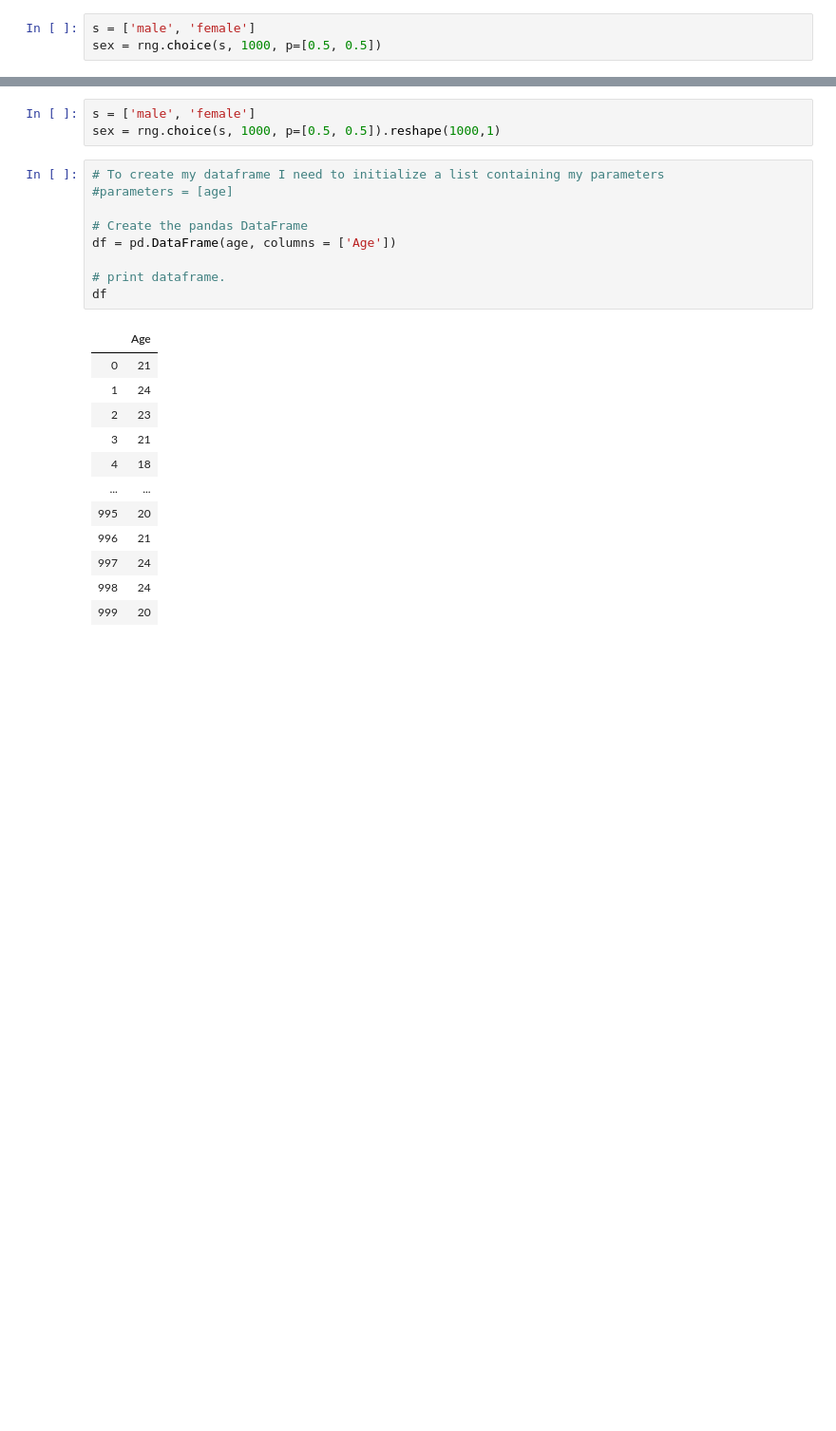
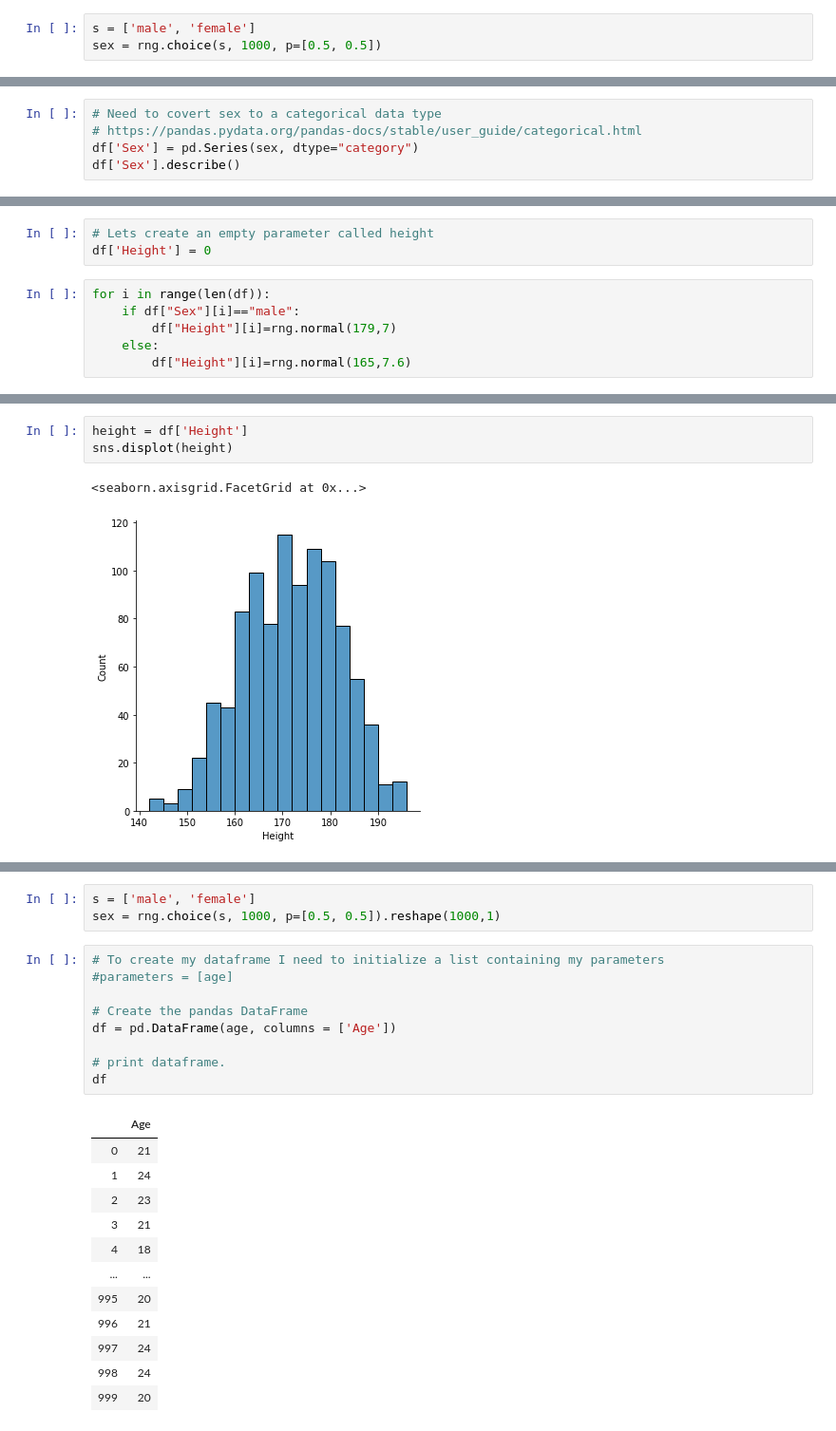
Before and after one commit to shaner1/ProgDA_Project_20, a Jupyter notebook: ProgDA_Project_2020.ipynb, the cells around one changed output, grey strips where cells are left out. Shown: that part at 95% size. Cells and saved outputs as stored; diff of their text form; blank space fills up the shorter version.

```diff
--- a/ProgDA_Project_2020.ipynb
+++ b/ProgDA_Project_2020.ipynb
@@ -71,3 +103,8 @@ sex = rng.choice(s, 1000, p=[0.5, 0.5])
+# %%
+# Need to covert sex to a categorical data type
+# https://pandas.pydata.org/pandas-docs/stable/user_guide/categorical.html
+df['Sex'] = pd.Series(sex, dtype="category")
+df['Sex'].describe()
 # %%
 df
 # %% [output]
@@ -74,0 +143,9 @@ NameError: name 'df' is not defined
+# %%
+# Lets create an empty parameter called height
+df['Height'] = 0
+# %%
+for i in range(len(df)):
+    if df["Sex"][i]=="male":
+        df["Height"][i]=rng.normal(179,7)
+    else:
+        df["Height"][i]=rng.normal(165,7.6)
@@ -74,0 +173,6 @@ NameError: name 'df' is not defined
+# %%
+height = df['Height']
+sns.displot(height)
+# %% [output]
+<seaborn.axisgrid.FacetGrid at 0x...>
+[figure, added]
```
Also changed, not shown: parts of 28 cells of this notebook.
